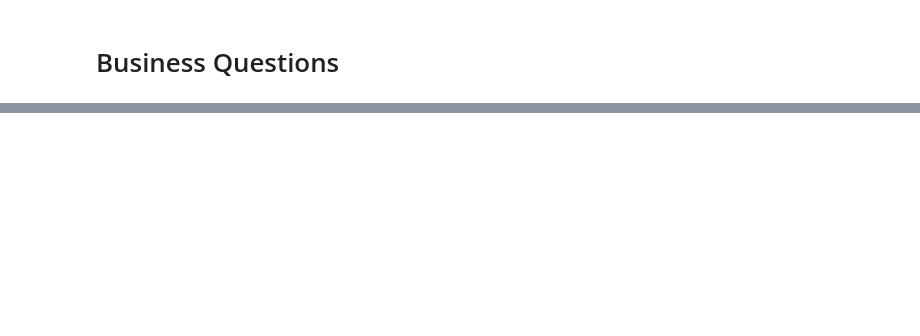
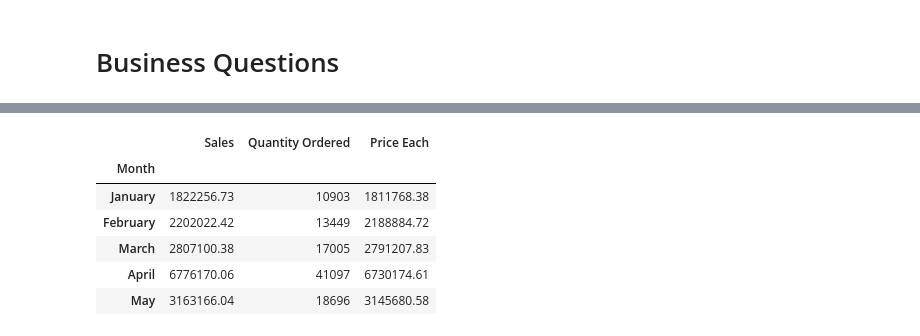
Before and after one commit to awais345/Exploratory_Data_Analysis_Sales, a Jupyter notebook: Exploratory_Data_Analysis_Sales.ipynb, the cells around one changed output, grey strips where cells are left out. Cells and saved outputs as stored; diff of their text form; code cells hidden in the pictures; blank space fills up the shorter version.

```diff
--- a/Exploratory_Data_Analysis_Sales.ipynb
+++ b/Exploratory_Data_Analysis_Sales.ipynb
@@ -294,0 +316,13 @@ df2.head()
+# %%
+#convert Month column to respective name
+import calendar
+Monthly_Sales.index= Monthly_Sales.index.map(lambda x: calendar.month_name[x])
+Monthly_Sales.head()
+# %% [output]
+|  | Sales | Quantity Ordered | Price Each |
+| Month |  |  |  |
+| January | 1822256.73 | 10903 | 1811768.38 |
+| February | 2202022.42 | 13449 | 2188884.72 |
+| March | 2807100.38 | 17005 | 2791207.83 |
+| April | 6776170.06 | 41097 | 6730174.61 |
+| May | 3163166.04 | 18696 | 3145680.58 |
```
Also changed, not shown: parts of 8 cells of this notebook.
